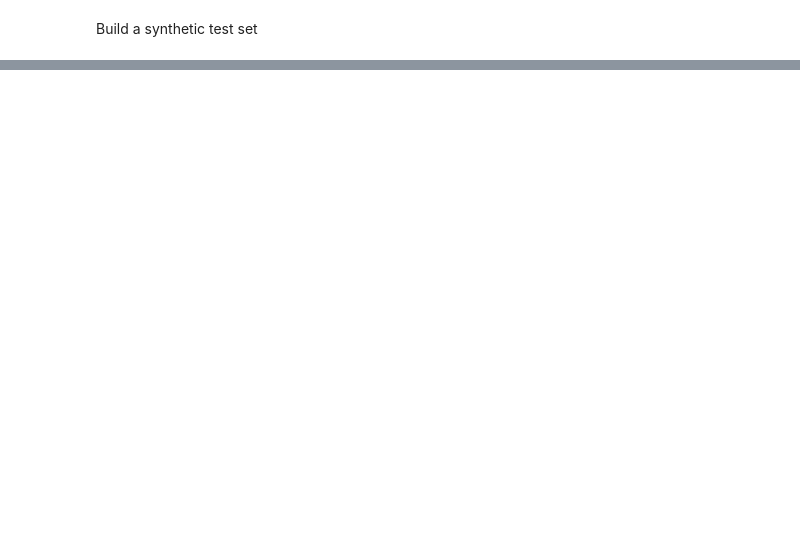
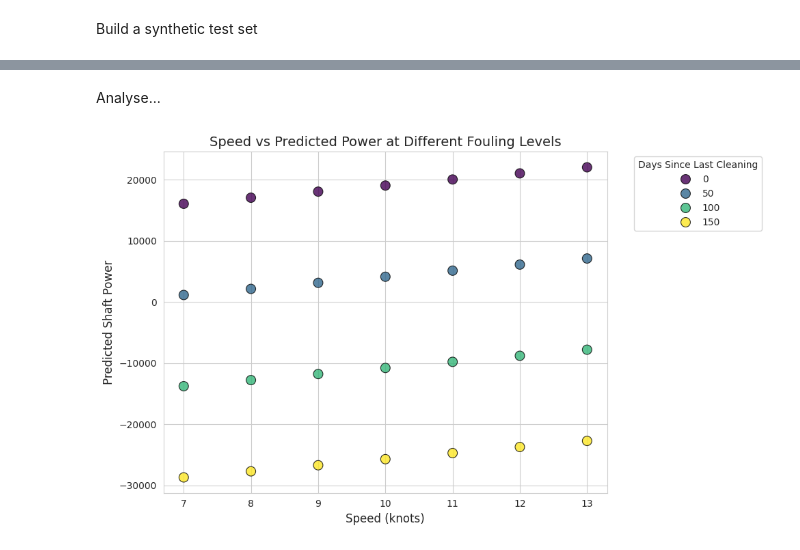
Before and after one commit to AugustBjerg/Master-s-thesis, a Jupyter notebook: code/modelling/notebooks/experimental.ipynb, the cells around one changed output, grey strips where cells are left out. Saved outputs shown, nothing was run; the diff lists cells and outputs as text; code cells hidden in the pictures; blank space fills up the shorter version.

```diff
--- a/code/modelling/notebooks/experimental.ipynb
+++ b/code/modelling/notebooks/experimental.ipynb
@@ -208,3 +208,6 @@ results_df
+# %%
+# sort the models in the "models" object by MAPE performance on the test set as recorded in the "results" object
+models = dict(sorted(models.items(), key=lambda item: results_df.loc[results_df["model"] == item[0], "test_mape"].values[0]))
 # %%
 rmse = root_mean_squared_error(y_test, y_pred_test)  # true RMSE [web:156]
 
@@ -236,16 +239,15 @@ for feature in all_predictive_variables:
 # %% [markdown]
 Setting the values...
 # %%
-speed_values = [6,7,8,9,10,11,12,13,14]
+speed_values = [7,8,9,10,11,12,13]
 dsc_range = range(0, 151, 1) # for varying fouling from 0 to 150 days since cleaning
-
-
 
 # split the list of predictive variables into draft and non draft by looking for the word "draft" in the variable name
 speed_variable = "Vessel Hull Through Water Longitudinal Speed (knots)"
 dsc_variable = "Days Since Last Cleaning"
 draft_variables = [feature for feature in all_predictive_variables if "Draft" in feature]
 non_draft_variables = [feature for feature in all_predictive_variables if "Draft" not in feature and feature != speed_variable and feature != dsc_variable]
+draft_and_non_draft_variables = draft_variables + non_draft_variables
 
 logger.info(f'speed variable: {speed_variable}')
 logger.info(f'dsc variable: {dsc_variable}')
@@ -285,12 +287,11 @@ Build a synthetic test set
 simulation_df = pd.DataFrame(columns=all_predictive_variables)
 for speed in speed_values:
     for dsc in dsc_range:
-        row = {feature: typical_values[feature] for feature in all_predictive_variables}
+        row = {feature: typical_values[feature] for feature in draft_and_non_draft_variables}
         row[speed_variable] = speed
         row[dsc_variable] = dsc
         simulation_df = pd.concat([simulation_df, pd.DataFrame([row])], ignore_index=True)
 
 
 logger.info(f"Simulation dataframe shape: {simulation_df.shape}")
-simulation_df.head()
 # %% [output]
@@ -297,0 +308,11 @@ KeyError: 'Vessel Hull Through Water Longitudinal Speed (knots)'
+# %%
+model_name, model = list(models.items())[0]
+logger.info(f"Using model: {model_name}")
+
+logger.info("Predicting shaft power for the simulation dataframe...")
+logger.info(f"predicting based on variables: {all_predictive_variables}")
+
+# add a column to the simulation dataframe "predicted shaft power" that uses the model trained earlier to
+simulation_df["predicted shaft power"] = model.predict(simulation_df[all_predictive_variables])
+
+simulation_df
@@ -297,0 +336,2 @@ KeyError: 'Vessel Hull Through Water Longitudinal Speed (knots)'
+# %% [markdown]
+Analyse...
@@ -297,0 +387,4 @@ KeyError: 'Vessel Hull Through Water Longitudinal Speed (knots)'
+# %%
+plot_speed_power_by_dsc(simulation_df, dsc_values=[0, 50, 100, 150])
+# %% [output]
+[figure, added]
```
Also changed, not shown: parts of 11 cells of this notebook, 7 other files.
